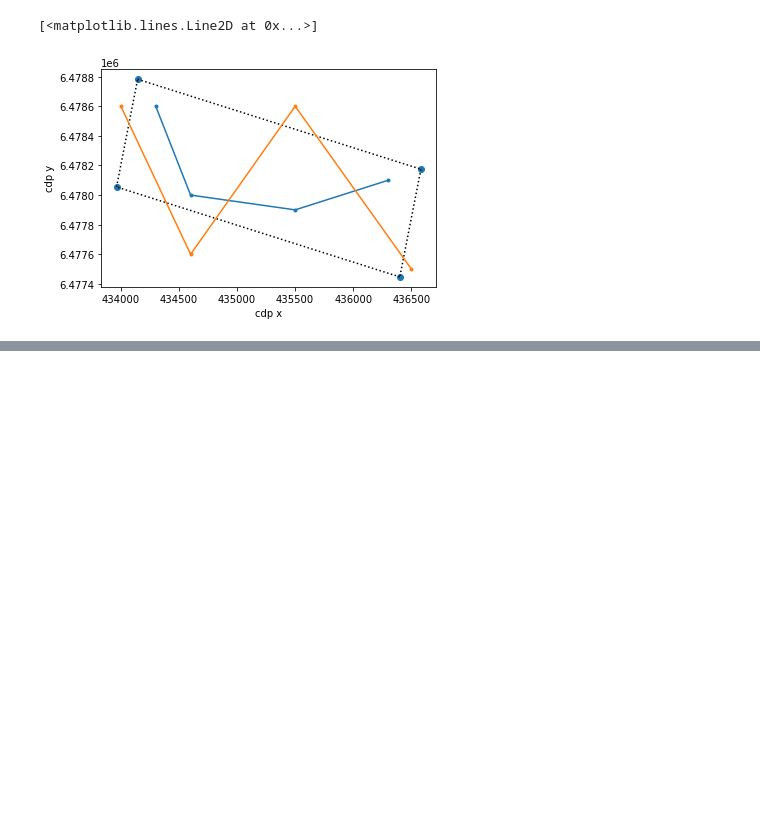
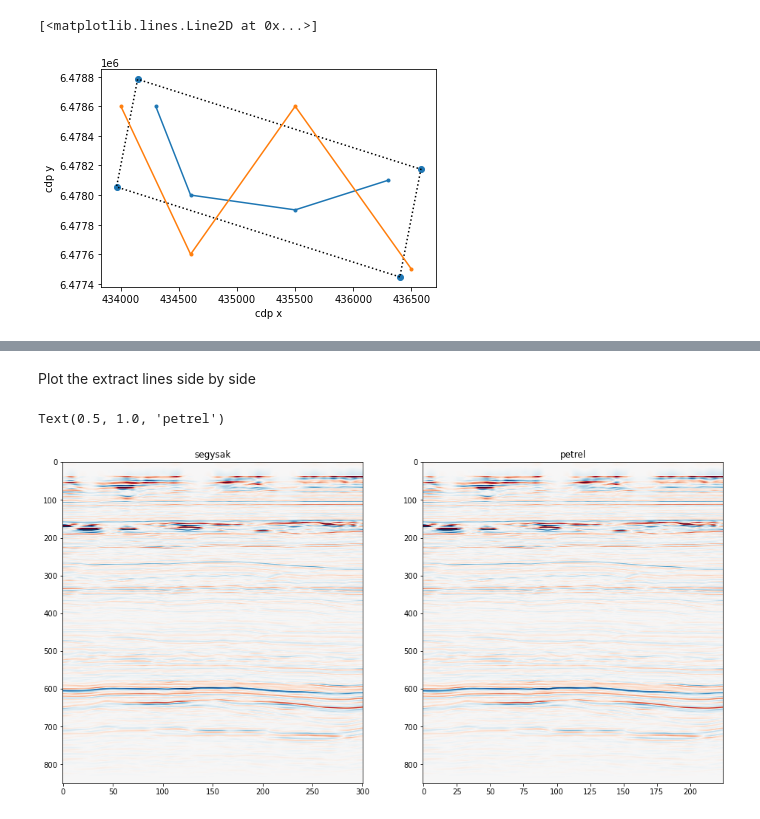
Before and after one commit to trhallam/segysak, a Jupyter notebook: examples/notebooks/example_extract_arbitrary_line.ipynb, the cells around one changed output, grey strips where cells are left out. Drawn from its saved outputs; the diff is of its cells as text; code cells hidden in the pictures; blank space fills up the shorter version.

```diff
--- a/examples/notebooks/example_extract_arbitrary_line.ipynb
+++ b/examples/notebooks/example_extract_arbitrary_line.ipynb
@@ -152,0 +89,9 @@ plt.imshow(line_B.to_array().squeeze().T, aspect="auto", cmap="RdBu", vmin=-10,
+# %%
+sf = shapefile.Reader(path.join("..","data","arbitrary_line.shp"))
+line_petrel = sf.shapes()
+print(f"shapes are type {sf.shapeType} == POLYLINEZ")
+print(f"There are {len(sf.shapes())} shapes in here")
+print(f"The line has {len(sf.shape(0).points)} points")
+
+points_from_shapefile = [list(t) for t in list(zip(*sf.shape(0).points))]
+pprint(points_from_shapefile)
@@ -152,0 +118,4 @@ plt.imshow(line_B.to_array().squeeze().T, aspect="auto", cmap="RdBu", vmin=-10,
+# %%
+line_extracted_by_petrel_path = path.join("..", "data", "volve10r12-full-twt-arb.sgy")
+print(f"{line_extracted_by_petrel_path} exists: {path.exists(line_extracted_by_petrel_path)}")
+line_extracted_by_petrel = segy_loader(line_extracted_by_petrel_path, **well_known_byte_locs("petrel_3d"))
@@ -152,0 +129,8 @@ plt.imshow(line_B.to_array().squeeze().T, aspect="auto", cmap="RdBu", vmin=-10,
+# %%
+tic = time()
+line_extracted_by_segysak = volve_3d.seis.interp_line(*points_from_shapefile,
+                                        bin_spacing_hint=10,
+                                        line_method='linear',
+                                        xysel_method='linear')
+toc = time()
+print(f"That took {toc-tic} seconds")
@@ -152,0 +139,12 @@ plt.imshow(line_B.to_array().squeeze().T, aspect="auto", cmap="RdBu", vmin=-10,
+# %% [markdown]
+Plot the extract lines side by side
+# %%
+fig, axs = plt.subplots(1,2, figsize=(16,8))
+
+axs[0].imshow(line_extracted_by_segysak.to_array().squeeze().T, aspect="auto", cmap="RdBu", vmin=-10, vmax=10)
+axs[0].set_title("segysak")
+axs[1].imshow(line_extracted_by_petrel.to_array().squeeze().T, aspect="auto", cmap="RdBu", vmin=-10, vmax=10)
+axs[1].set_title("petrel")
+# %% [output]
+Text(0.5, 1.0, 'petrel')
+[figure, added]
```
Also changed, not shown: parts of 30 cells of this notebook, 4 other files.
